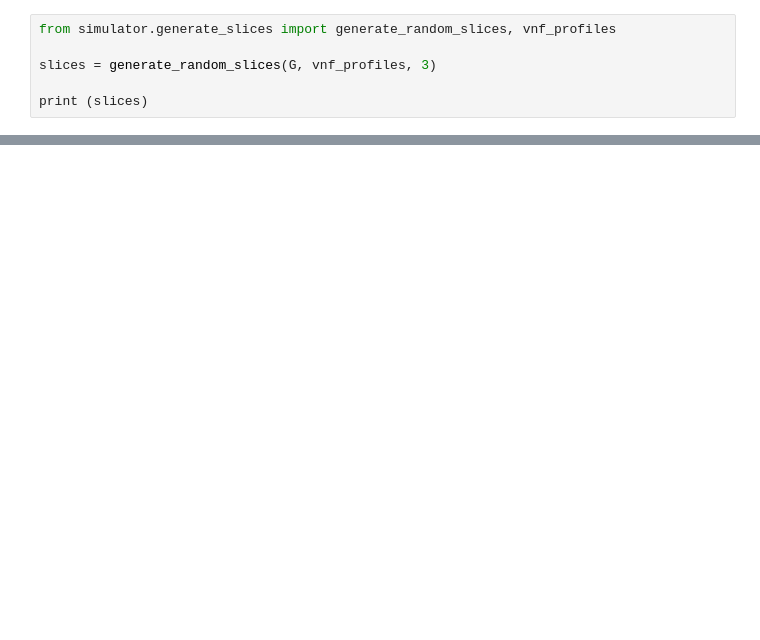
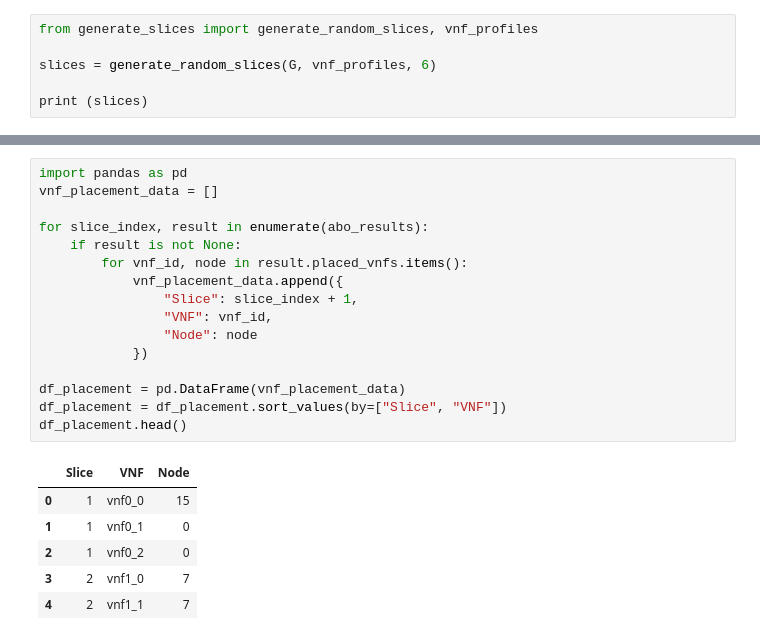
Before and after one commit to ceciliadesousaluzalmeida/5g-slicing-energy-effiiciency, a Jupyter notebook: simulator/32_node_a-star.ipynb, the cells around one changed output, grey strips where cells are left out. Saved outputs shown, nothing was run; the diff lists cells and outputs as text; blank space fills up the shorter version.

```diff
--- a/simulator/32_node_a-star.ipynb
+++ b/simulator/32_node_a-star.ipynb
@@ -10,7 +10,7 @@ draw_graph(G)
 # %%
-from simulator.generate_slices import generate_random_slices, vnf_profiles
+from generate_slices import generate_random_slices, vnf_profiles
 
-slices = generate_random_slices(G, vnf_profiles, 3)
+slices = generate_random_slices(G, vnf_profiles, 6)
 
 print (slices)
 # %% [output]
@@ -172,0 +88,23 @@ Estimated energy consumption: 0.000001 kWh
+# %%
+import pandas as pd
+vnf_placement_data = []
+
+for slice_index, result in enumerate(abo_results):
+    if result is not None:
+        for vnf_id, node in result.placed_vnfs.items():
+            vnf_placement_data.append({
+                "Slice": slice_index + 1,
+                "VNF": vnf_id,
+                "Node": node
+            })
+
+df_placement = pd.DataFrame(vnf_placement_data)
+df_placement = df_placement.sort_values(by=["Slice", "VNF"])
+df_placement.head()
+# %% [output]
+|  | Slice | VNF | Node |
+| 0 | 1 | vnf0_0 | 15 |
+| 1 | 1 | vnf0_1 | 0 |
+| 2 | 1 | vnf0_2 | 0 |
+| 3 | 2 | vnf1_0 | 7 |
+| 4 | 2 | vnf1_1 | 7 |
```
Also changed, not shown: parts of 20 cells of this notebook, 9 other files.
